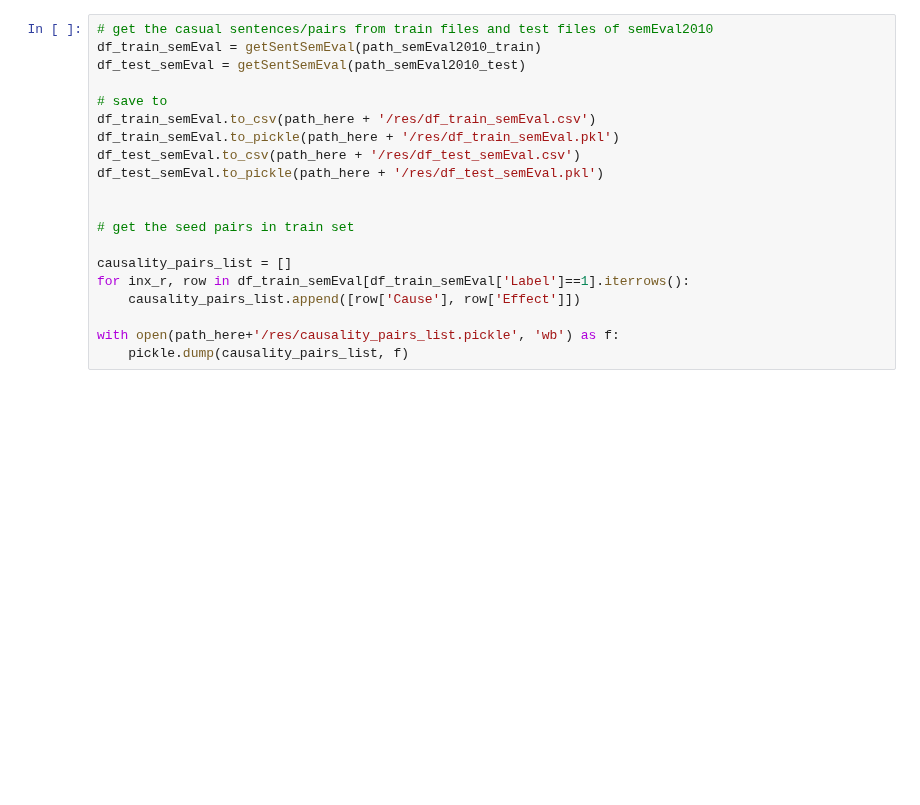
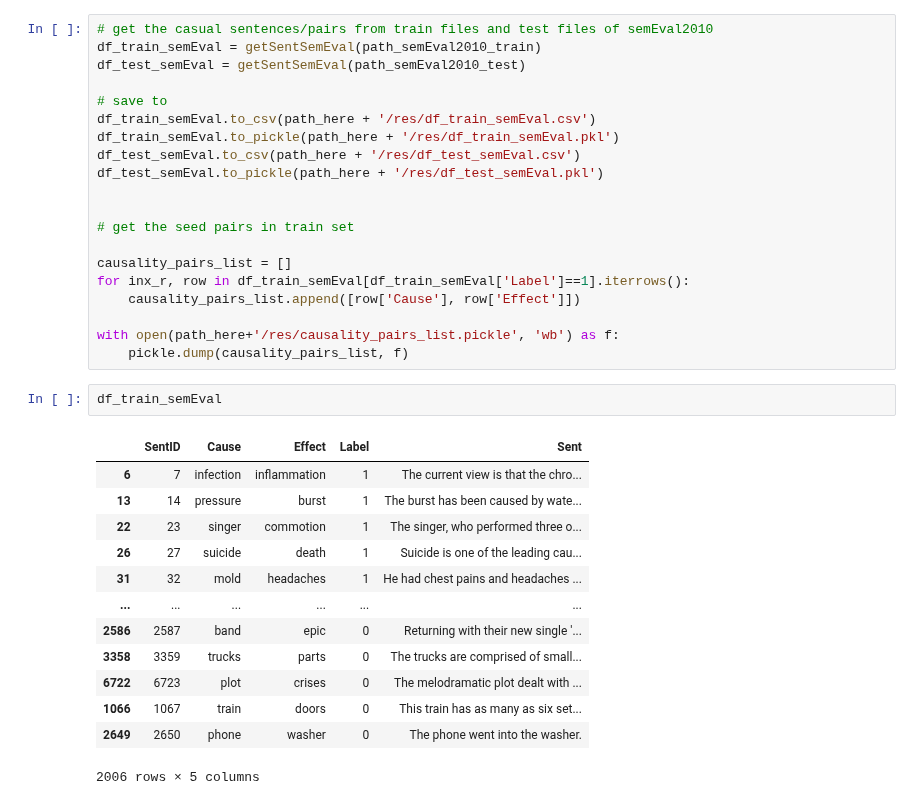
Before and after one commit to dbpedia/neural-extraction-framework, a Jupyter notebook: 01_seed_preparation.ipynb, the cells around one changed output. Saved outputs shown, nothing was run; the diff lists cells and outputs as text; blank space fills up the shorter version.

```diff
--- a/01_seed_preparation.ipynb
+++ b/01_seed_preparation.ipynb
@@ -129,3 +129,19 @@ for inx_r, row in df_train_semEval[df_train_semEval['Label']==1].iterrows():
 
 with open(path_here+'/res/causality_pairs_list.pickle', 'wb') as f:
     pickle.dump(causality_pairs_list, f)
+# %%
+df_train_semEval
+# %% [output]
+|  | SentID | Cause | Effect | Label | Sent |
+| 6 | 7 | infection | inflammation | 1 | The current view is that the chro... |
+| 13 | 14 | pressure | burst | 1 | The burst has been caused by wate... |
+| 22 | 23 | singer | commotion | 1 | The singer, who performed three o... |
+| 26 | 27 | suicide | death | 1 | Suicide is one of the leading cau... |
+| 31 | 32 | mold | headaches | 1 | He had chest pains and headaches ... |
+| ... | ... | ... | ... | ... | ... |
+| 2586 | 2587 | band | epic | 0 | Returning with their new single '... |
+| 3358 | 3359 | trucks | parts | 0 | The trucks are comprised of small... |
+| 6722 | 6723 | plot | crises | 0 | The melodramatic plot dealt with ... |
+| 1066 | 1067 | train | doors | 0 | This train has as many as six set... |
+| 2649 | 2650 | phone | washer | 0 | The phone went into the washer. |
+2006 rows × 5 columns
```
Also changed, not shown: 6 other files.
